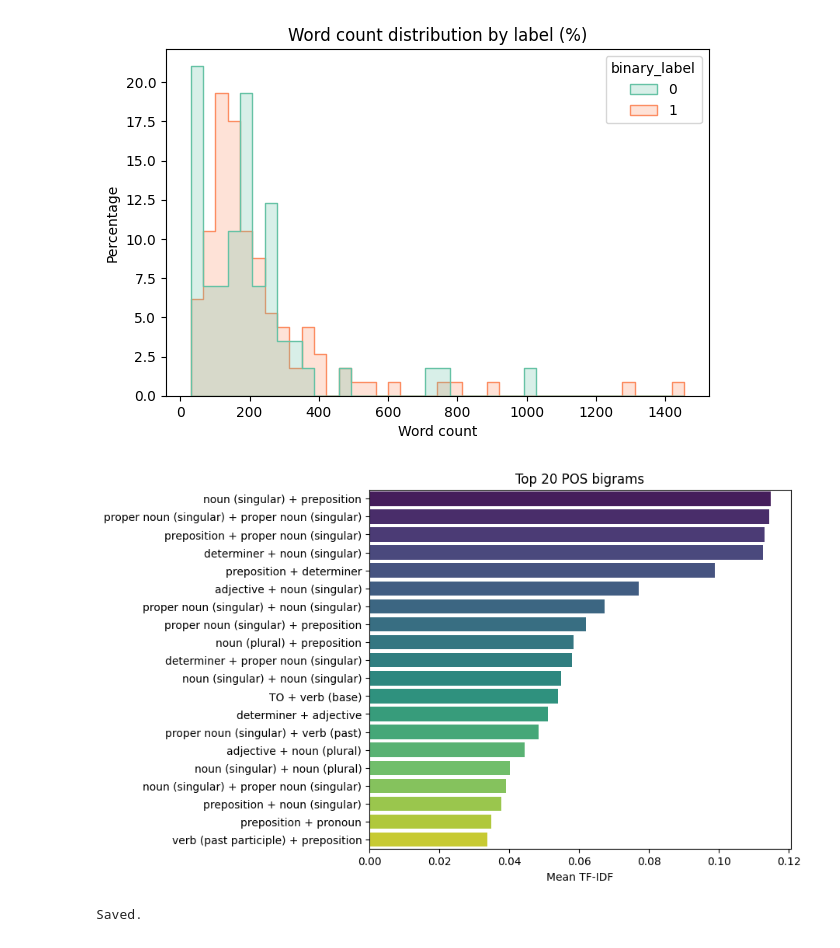
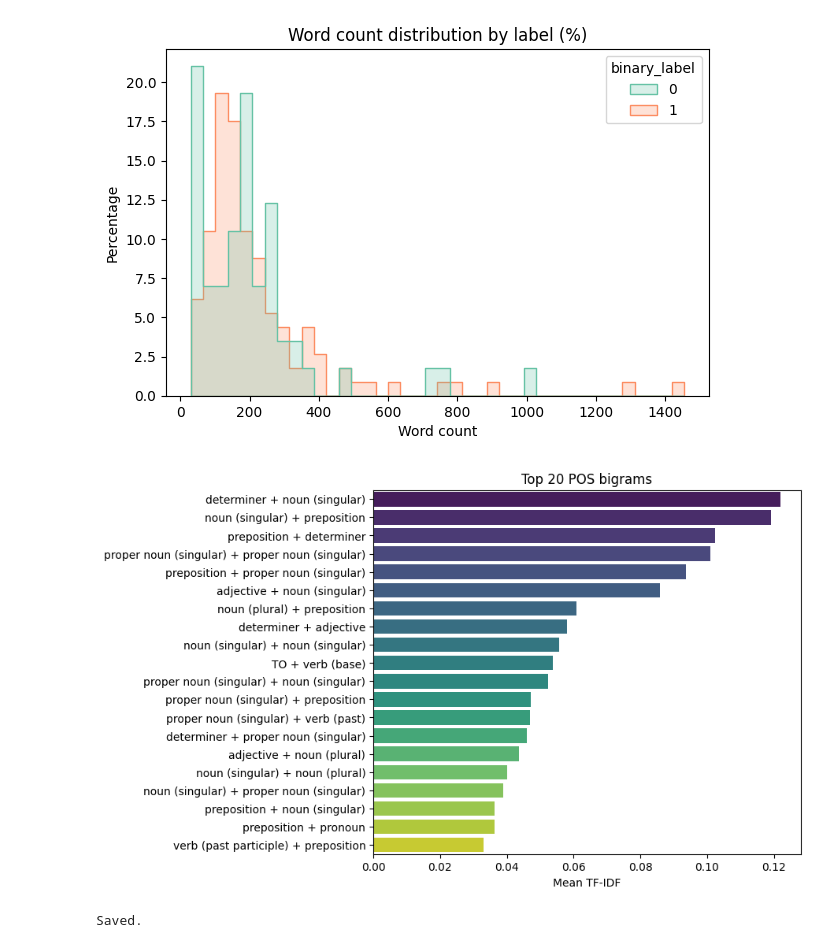
Before and after one commit to WrongMedal/SML_Rebels_G24, a Jupyter notebook: Codice/02_preprocessing_EDA.ipynb, the cells around one changed output. Drawn from its saved outputs; the diff is of its cells as text; code cells hidden in the pictures.

```diff
--- a/Codice/02_preprocessing_EDA.ipynb
+++ b/Codice/02_preprocessing_EDA.ipynb
@@ -53,14 +53,16 @@ def mask_entities(text):
             text = text[:ent.start_char] + "ENT" + text[ent.end_char:]
     return text
 # %%
-df['full_text'] = df['full_text'].apply(mask_entities)
+# Masked text, punctuation + casing preserved  -> for BERT
+df['text_bert'] = df['full_text'].apply(mask_entities)
 # %%
 # Clean
 def clean(text):
     text = re.sub(r'[^\w\s.,!?]', '', str(text))
     return re.sub(r'\s+', ' ', text).strip()
 # %%
-df['full_text'] = df['full_text'].apply(clean)
+# Stylometric variant (no punctuation/case)    -> for Model A
+df['full_text'] = df['text_bert'].apply(clean)
 # %%
 # POS tags
 def pos_tags(text):
@@ -135,8 +137,8 @@ Complete triplets: 57
 [figure]
 # %%
 #Top POS n-grams (TF-IDF) — ONLY n > 1 (bigrams)
-
-pos_only = feature_prominence[feature_prominence['feature'].isin(pos_names)].copy()
+pos_names = pos_vec.get_feature_names_out()
+pos_only = prominence[prominence['feature'].isin(pos_names)].copy()
 
 #n-grams with n > 1 --> bigrams
 pos_only_bigrams = pos_only[pos_only['feature'].str.contains(r'\s')]
@@ -169,31 +171,31 @@ pos_map = {
     "CD": "cardinal number",
 }
 
 def decode_pos_bigram(bigram):
     tags = [t.strip().upper() for t in bigram.split()]
     return " + ".join([pos_map.get(t, t) for t in tags])
 
 pos_prominence["readable_feature"] = pos_prominence["feature"].apply(decode_pos_bigram)
 
 fig, ax = plt.subplots(figsize=(7, 6))
 sns.barplot(
     data=pos_prominence,
     x='prominence',
     y='readable_feature',
     hue='readable_feature',
     palette="viridis",
     legend=False,
     ax=ax
 )
 
 ax.set(
     title="Top 20 POS bigrams",
     xlabel="Mean TF-IDF",
     ylabel=""
 )
 
 
 fig.savefig("../Risultati/TOP_20_POS_bigrams.png", dpi=300, bbox_inches="tight")
 plt.show()
 # %% [output]
-[figure, old version]
+[figure, new version]
```
Also changed, not shown: parts of 1 cell of this notebook, 2 other files.
